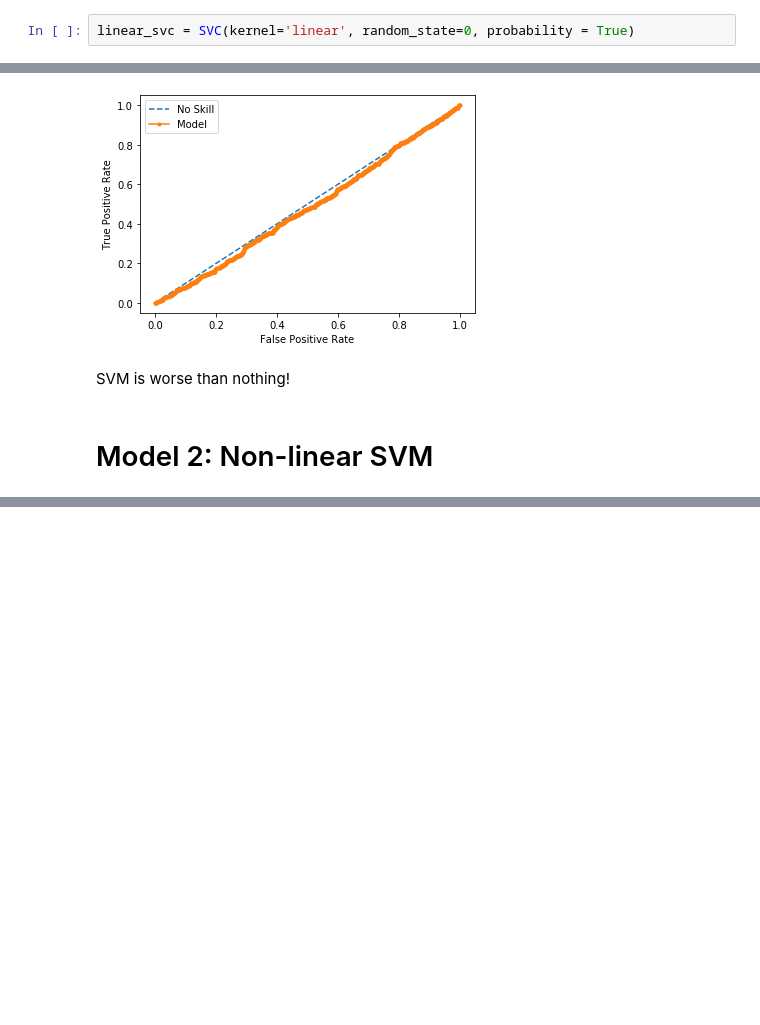
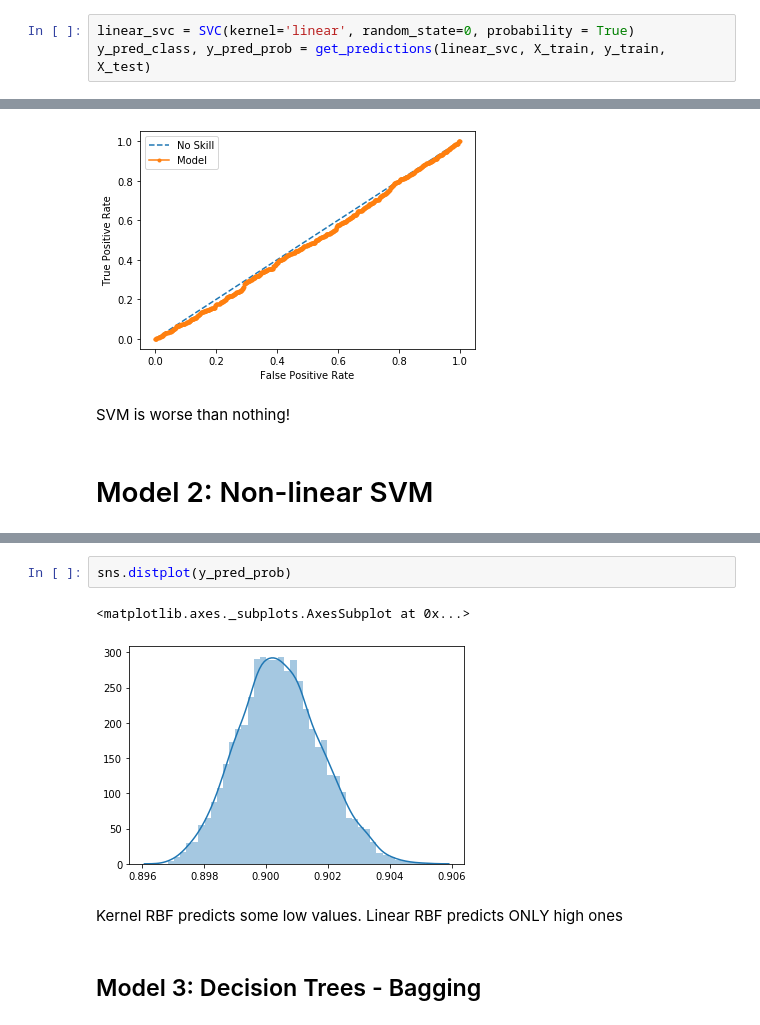
Before and after one commit to MarshallKrakauer/MovePrediction, a Jupyter notebook: ChessPrediction.ipynb, the cells around one changed output, grey strips where cells are left out. Saved outputs shown, nothing was run; the diff lists cells and outputs as text; blank space fills up the shorter version.

```diff
--- a/ChessPrediction.ipynb
+++ b/ChessPrediction.ipynb
@@ -208,4 +214,5 @@ def analyze_accuracy(y_test, y_pred_prob):
 ## Model 1: Linear SVM
 # %%
 linear_svc = SVC(kernel='linear', random_state=0, probability = True)
+y_pred_class, y_pred_prob = get_predictions(linear_svc, X_train, y_train, X_test)
 # %%
@@ -223,0 +246,9 @@ kernel_svc = SVC(kernel='rbf', gamma = 'auto', random_state=0, probability = Tru
+# %%
+sns.distplot(y_pred_prob)
+# %% [output]
+<matplotlib.axes._subplots.AxesSubplot at 0x...>
+[figure, added]
+# %% [markdown]
+Kernel RBF predicts some low values. Linear RBF predicts ONLY high ones
+# %% [markdown]
+## Model 3: Decision Trees - Bagging
```
Also changed, not shown: parts of 17 cells of this notebook.
